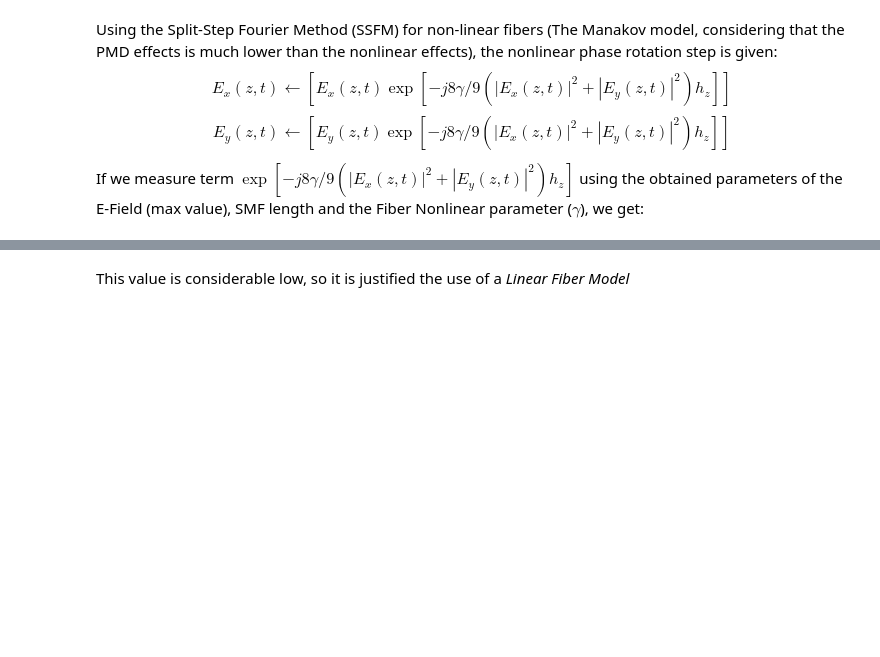
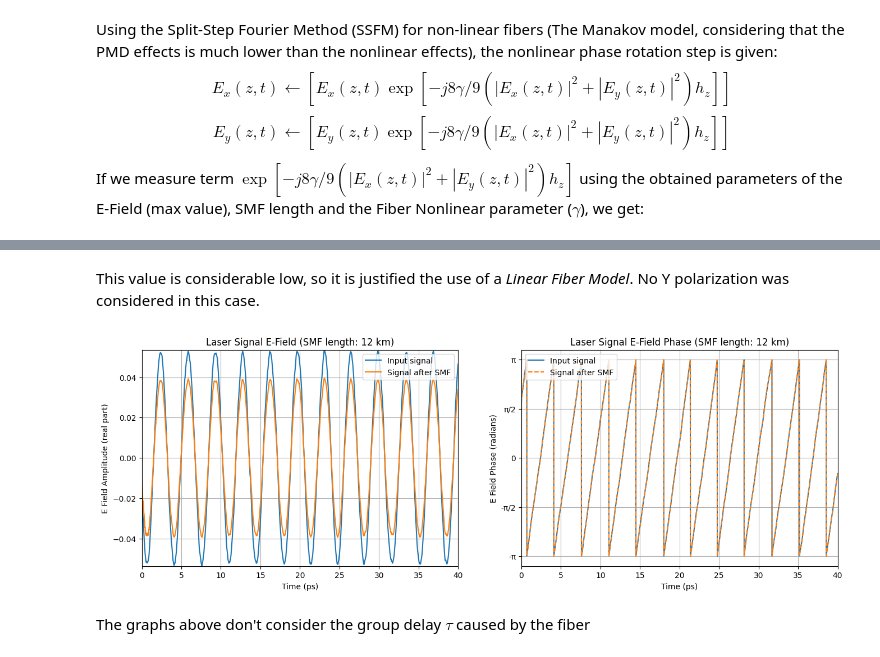
Before and after one commit to CaioRodrigues200/Laser-Study, a Jupyter notebook: Projects/Delayed_Self_Heterodyne/Delayed_Self_Heterodyne.ipynb, the cells around one changed output, grey strips where cells are left out. Saved outputs shown, nothing was run; the diff lists cells and outputs as text; code cells hidden in the pictures; blank space fills up the shorter version.

```diff
--- a/Projects/Delayed_Self_Heterodyne/Delayed_Self_Heterodyne.ipynb
+++ b/Projects/Delayed_Self_Heterodyne/Delayed_Self_Heterodyne.ipynb
@@ -182,2 +190,43 @@ $\displaystyle Phase~Rotation:~~~~~~From~one~step = 0.000154 ~rad ~~~|~~~ From~a
 # %% [markdown]
-This value is considerable low, so it is justified the use of a *Linear Fiber Model*
+This value is considerable low, so it is justified the use of a *Linear Fiber Model*. No Y polarization was considered in this case.
+# %%
+LinearFiber_parameters = parameters()
+LinearFiber_parameters.L = SMFLen           # [km] total fiber length
+LinearFiber_parameters.alpha = SMFAtt       # [dB/km] fiber attenuation parameter
+LinearFiber_parameters.D = SMFDisp          # [ps/nm/km] chromatic dispersion parameter
+LinearFiber_parameters.Fc = c/laser1.lmbd   # [Hz] carrier frequency
+LinearFiber_parameters.Fs = Fs              # [Hz] sampling frequency
+# %%
+EUpper = linearFiberChannel(laser1.e_out,LinearFiber_parameters)
+
+timeArray = np.linspace(0,Ts*bitsTx.size,SpS*bitsTx.size)
+
+fig, ax = plt.subplots(1,2)
+fig.set_figheight(5)
+fig.set_figwidth(16)
+
+ax[0].plot(timeArray*1e12,np.real(laser1.e_out),label='Input signal')
+ax[0].plot(timeArray*1e12,np.real(EUpper), label='Signal after SMF')
+ax[0].set_xlim(0,40)
+ax[0].set_ylim(np.min(np.real(laser1.e_out)),np.max(np.real(laser1.e_out)))
+ax[0].set_xlabel('Time (ps)')
+ax[0].set_ylabel('E Field Amplitude (real part)')
+ax[0].set_title(f'Laser Signal E-Field (SMF length: {SMFLen} km)')
+ax[0].legend()
+ax[0].grid()
+
+ax[1].plot(timeArray*1e12,np.angle(laser1.e_out),label='Input signal')
+ax[1].plot(timeArray*1e12,np.angle(EUpper), label='Signal after SMF', linestyle='--')
+ax[1].set_xlim(0,40)
+# ax[1].set_ylim(np.min(np.real(laser1.e_out)),np.max(np.real(laser1.e_out)))
+dyArray = {'-π':-np.pi , '-π/2':-np.pi/2, '0':0, 'π/2':np.pi/2, 'π':np.pi}
+ax[1].set_yticks(list(dyArray.values()), labels=dyArray.keys())
+ax[1].set_xlabel('Time (ps)')
+ax[1].set_ylabel('E Field Phase (radians)')
+ax[1].set_title(f'Laser Signal E-Field Phase (SMF length: {SMFLen} km)')
+ax[1].legend()
+ax[1].grid()
+# %% [output]
+[figure, added]
+# %% [markdown]
+The graphs above don't consider the group delay $\tau$ caused by the fiber
```
Also changed, not shown: parts of 19 cells of this notebook.
